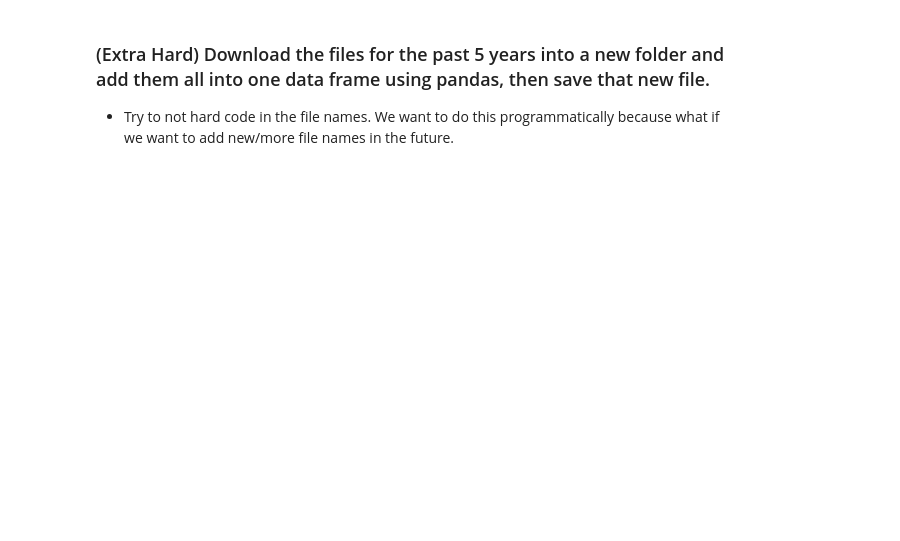
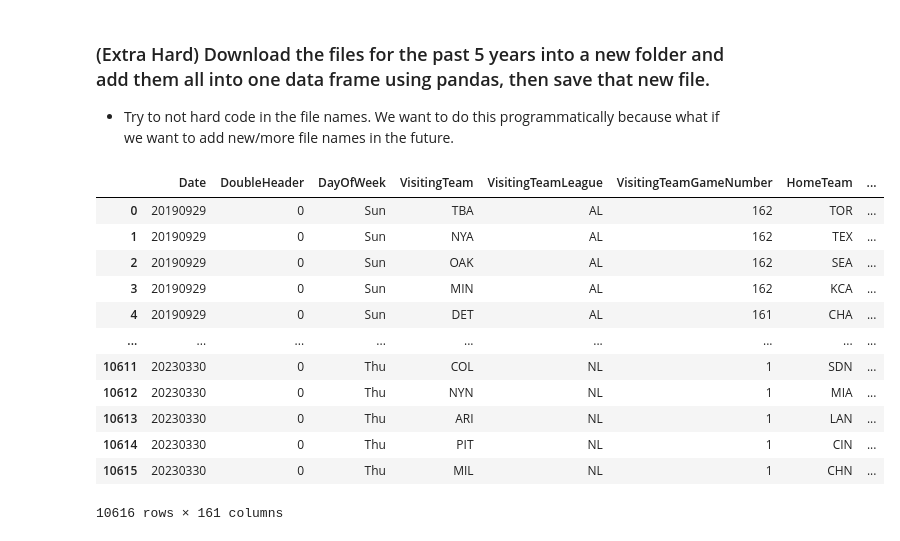
Before and after one commit to alyliann/my-fork-2024-DS-Tue, a Jupyter notebook: Week-01-Pandas/Exercise-AV.ipynb, the cells around one changed output. Drawn from its saved outputs; the diff is of its cells as text; code cells hidden in the pictures; blank space fills up the shorter version.

```diff
--- a/Week-01-Pandas/Exercise-AV.ipynb
+++ b/Week-01-Pandas/Exercise-AV.ipynb
@@ -350,3 +433,32 @@ agent.chat('Find the top 5 most reviewed listings.')
 # %% [markdown]
 ### (Extra Hard) Download the files for the past 5 years into a new folder and add them all into one data frame using pandas, then save that new file.
 * Try to not hard code in the file names. We want to do this programmatically because what if we want to add new/more file names in the future.
+# %%
+import glob
+
+csv_files = glob.glob('last-ec/*.csv')
+
+combined_df = pd.DataFrame()
+
+for csv_file in csv_files:
+    df = pd.read_csv(csv_file, header=None)
+    combined_df = pd.concat([combined_df, df], ignore_index=True)
+
+combined_df.columns = [columns_dict[f'{i}'] for i in range(161)]
+
+combined_df = combined_df[::-1].reset_index(drop=True)
+combined_df
+# %% [output]
+|  | Date | DoubleHeader | DayOfWeek | VisitingTeam | VisitingTeamLeague | VisitingTeamGameNumber | HomeTeam | ... |
+| 0 | 20190929 | 0 | Sun | TBA | AL | 162 | TOR | ... |
+| 1 | 20190929 | 0 | Sun | NYA | AL | 162 | TEX | ... |
+| 2 | 20190929 | 0 | Sun | OAK | AL | 162 | SEA | ... |
+| 3 | 20190929 | 0 | Sun | MIN | AL | 162 | KCA | ... |
+| 4 | 20190929 | 0 | Sun | DET | AL | 161 | CHA | ... |
+| ... | ... | ... | ... | ... | ... | ... | ... | ... |
+| 10611 | 20230330 | 0 | Thu | COL | NL | 1 | SDN | ... |
+| 10612 | 20230330 | 0 | Thu | NYN | NL | 1 | MIA | ... |
+| 10613 | 20230330 | 0 | Thu | ARI | NL | 1 | LAN | ... |
+| 10614 | 20230330 | 0 | Thu | PIT | NL | 1 | CIN | ... |
+| 10615 | 20230330 | 0 | Thu | MIL | NL | 1 | CHN | ... |
+10616 rows × 161 columns
```
Also changed, not shown: parts of 8 cells of this notebook.
